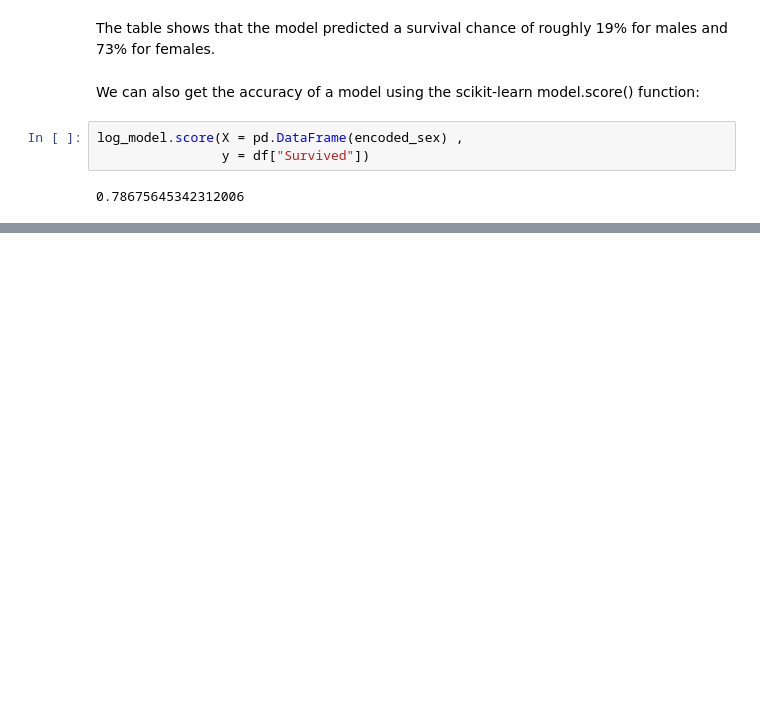
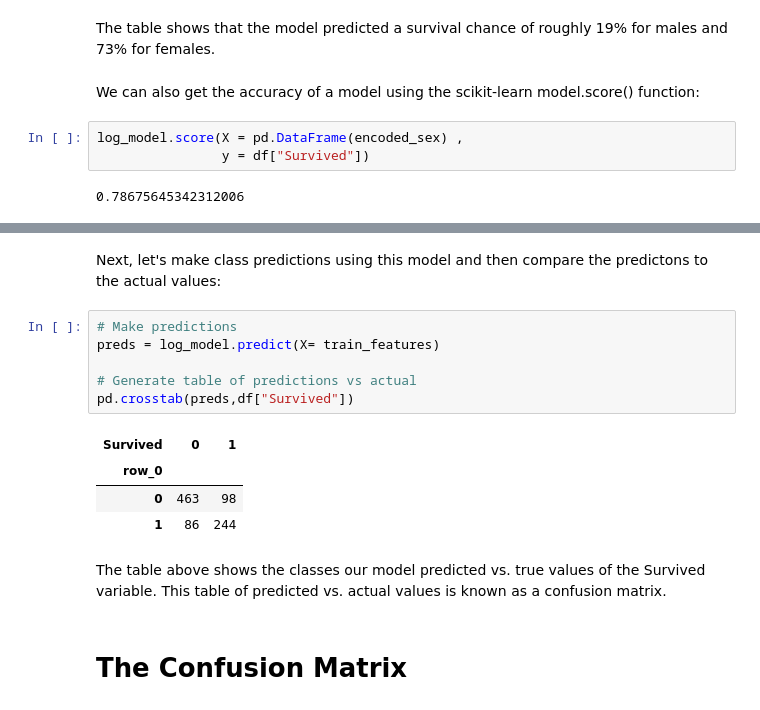
Before and after one commit to FGutierresBTS/BTS_MasterInBigData, a Jupyter notebook: Session_3_CDA/BTS_ClassicalDataAnalysis_Session3_LogisticRegression_Demo1.ipynb, the cells around one changed output, grey strips where cells are left out. Drawn from its saved outputs; the diff is of its cells as text; blank space fills up the shorter version.

```diff
--- a/Session_3_CDA/BTS_ClassicalDataAnalysis_Session3_LogisticRegression_Demo1.ipynb
+++ b/Session_3_CDA/BTS_ClassicalDataAnalysis_Session3_LogisticRegression_Demo1.ipynb
@@ -152,0 +250,17 @@ log_model.score(X = pd.DataFrame(encoded_sex) ,
+# %% [markdown]
+Next, let's make class predictions using this model and then compare the predictons to the actual values:
+# %%
+# Make predictions
+preds = log_model.predict(X= train_features)
+
+# Generate table of predictions vs actual
+pd.crosstab(preds,df["Survived"])
+# %% [output]
+| Survived | 0 | 1 |
+| row_0 |  |  |
+| 0 | 463 | 98 |
+| 1 | 86 | 244 |
+# %% [markdown]
+The table above shows the classes our model predicted vs. true values of the Survived variable. This table of predicted vs. actual values is known as a confusion matrix.
+# %% [markdown]
+# The Confusion Matrix
```
Also changed, not shown: parts of 16 cells of this notebook.
